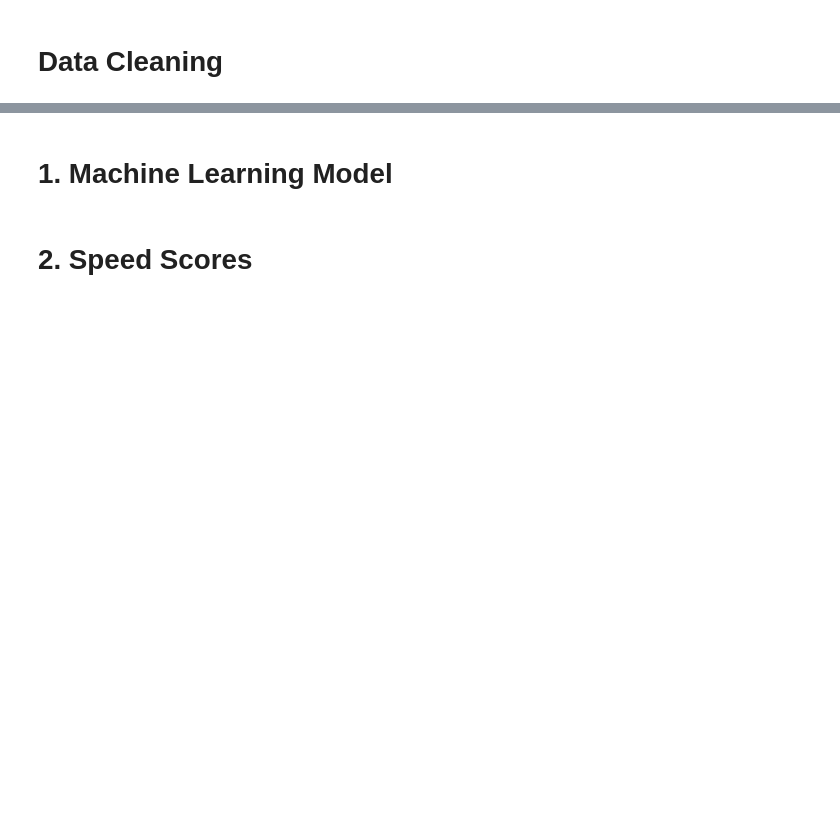
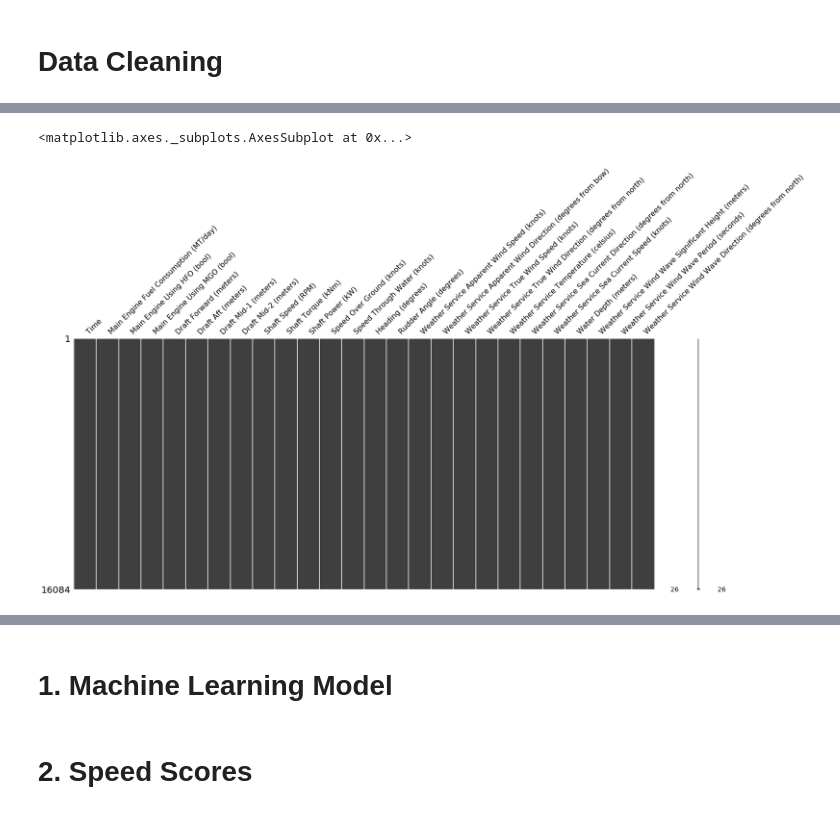
Before and after one commit to acdick/dynamic_speed_optimization, a Jupyter notebook: src/Ship_Performance.ipynb, the cells around one changed output, grey strips where cells are left out. Saved outputs shown, nothing was run; the diff lists cells and outputs as text; code cells hidden in the pictures; blank space fills up the shorter version.

```diff
--- a/src/Ship_Performance.ipynb
+++ b/src/Ship_Performance.ipynb
@@ -101,0 +59,7 @@ dtype: int64
+# %%
+# Drop rows missing target ~ 1% of records
+df_mod = df_raw.copy().dropna()
+msno.matrix(df_mod)
+# %% [output]
+<matplotlib.axes._subplots.AxesSubplot at 0x...>
+[figure, added]
```
Also changed, not shown: parts of 47 cells of this notebook.
